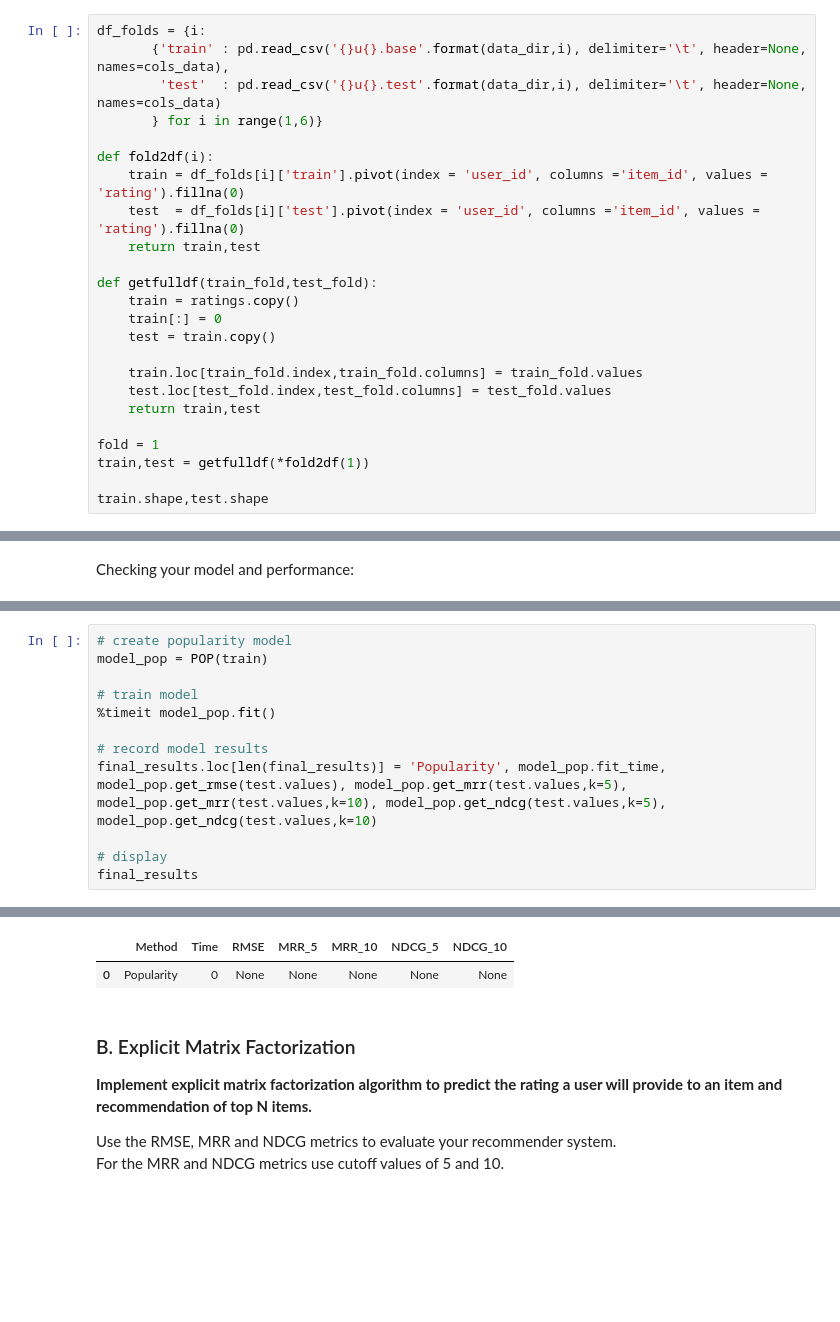
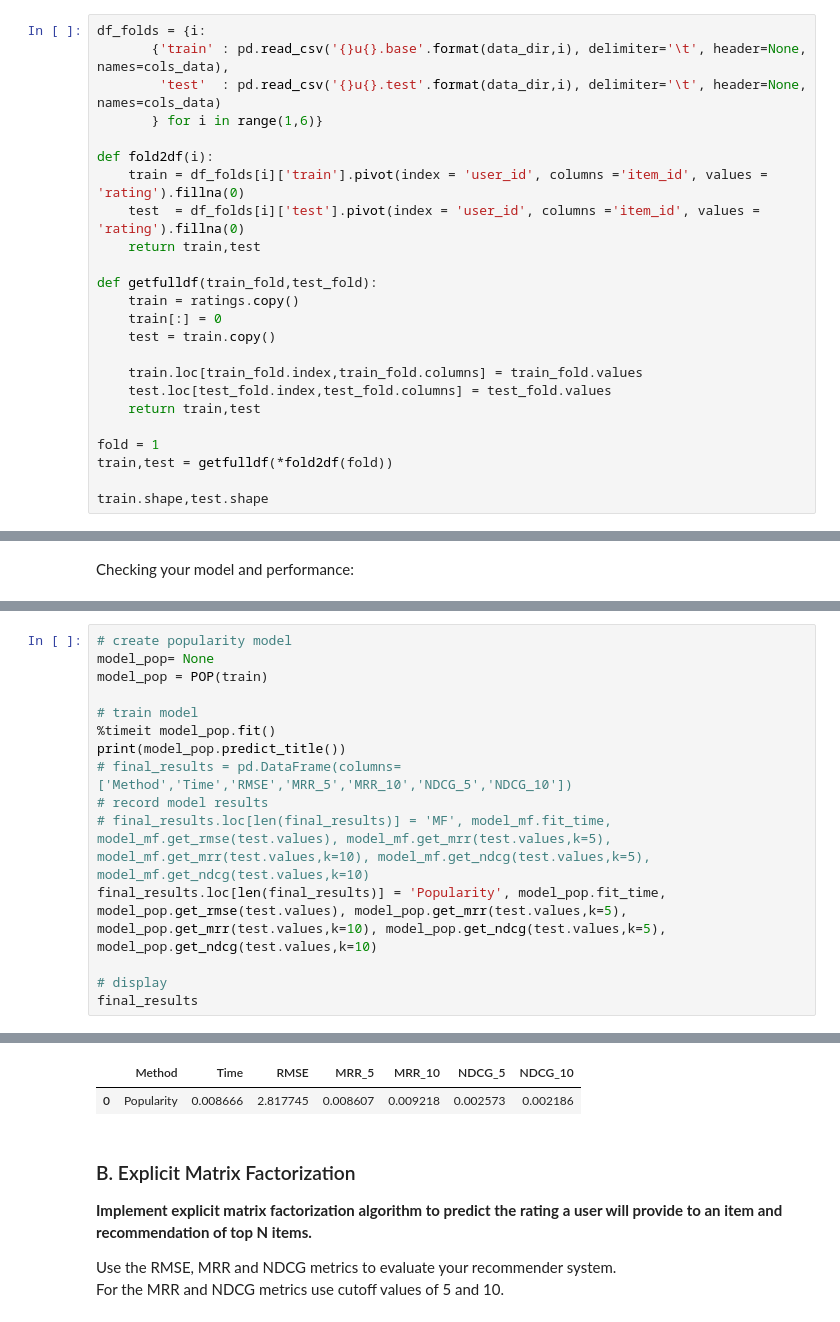
Before and after one commit to tsalex1992/Recommendation-Systems, a Jupyter notebook: HW1/Assignment1.ipynb, the cells around one changed output, grey strips where cells are left out. Saved outputs shown, nothing was run; the diff lists cells and outputs as text; blank space fills up the shorter version.

```diff
--- a/HW1/Assignment1.ipynb
+++ b/HW1/Assignment1.ipynb
@@ -425,7 +424,7 @@ def getfulldf(train_fold,test_fold):
     return train,test
 
 fold = 1
-train,test = getfulldf(*fold2df(1))
+train,test = getfulldf(*fold2df(fold))
 
 train.shape,test.shape
 # %% [output]
@@ -483,11 +510,14 @@ Checking your model and performance:
 # %%
 # create popularity model
+model_pop= None
 model_pop = POP(train)
 
 # train model
 %timeit model_pop.fit()
-
+print(model_pop.predict_title())
+# final_results = pd.DataFrame(columns=['Method','Time','RMSE','MRR_5','MRR_10','NDCG_5','NDCG_10'])
 # record model results
+# final_results.loc[len(final_results)] = 'MF', model_mf.fit_time, model_mf.get_rmse(test.values), model_mf.get_mrr(test.values,k=5), model_mf.get_mrr(test.values,k=10), model_mf.get_ndcg(test.values,k=5), model_mf.get_ndcg(test.values,k=10)
 final_results.loc[len(final_results)] = 'Popularity', model_pop.fit_time, model_pop.get_rmse(test.values), model_pop.get_mrr(test.values,k=5), model_pop.get_mrr(test.values,k=10), model_pop.get_ndcg(test.values,k=5), model_pop.get_ndcg(test.values,k=10)
 
 # display
@@ -497,5 +539,5 @@ final_results
 |  | Method | Time | RMSE | MRR_5 | MRR_10 | NDCG_5 | NDCG_10 |
-| 0 | Popularity | 0 | None | None | None | None | None |
+| 0 | Popularity | 0.008666 | 2.817745 | 0.008607 | 0.009218 | 0.002573 | 0.002186 |
 # %% [markdown]
 ### B. Explicit Matrix Factorization
 
```
Also changed, not shown: parts of 35 cells of this notebook.
